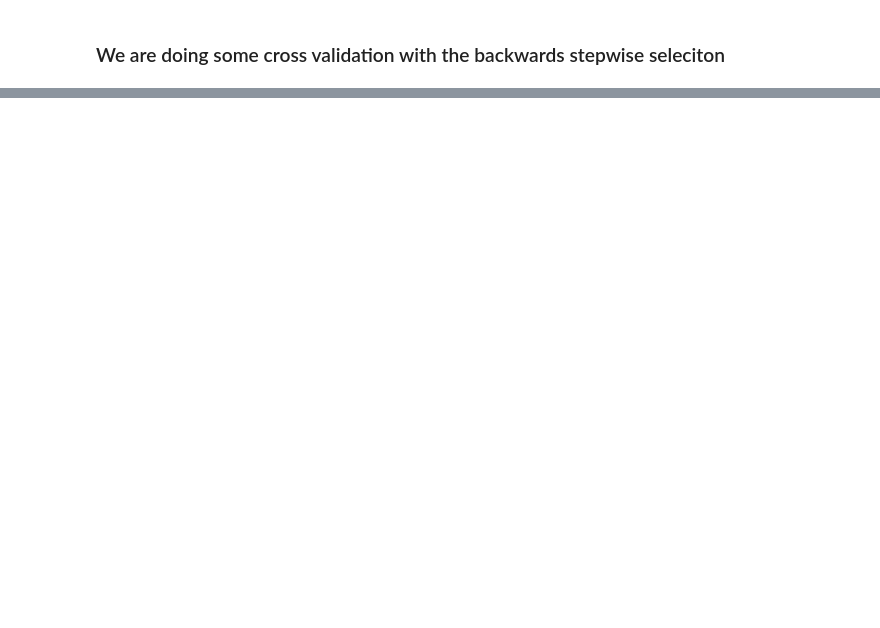
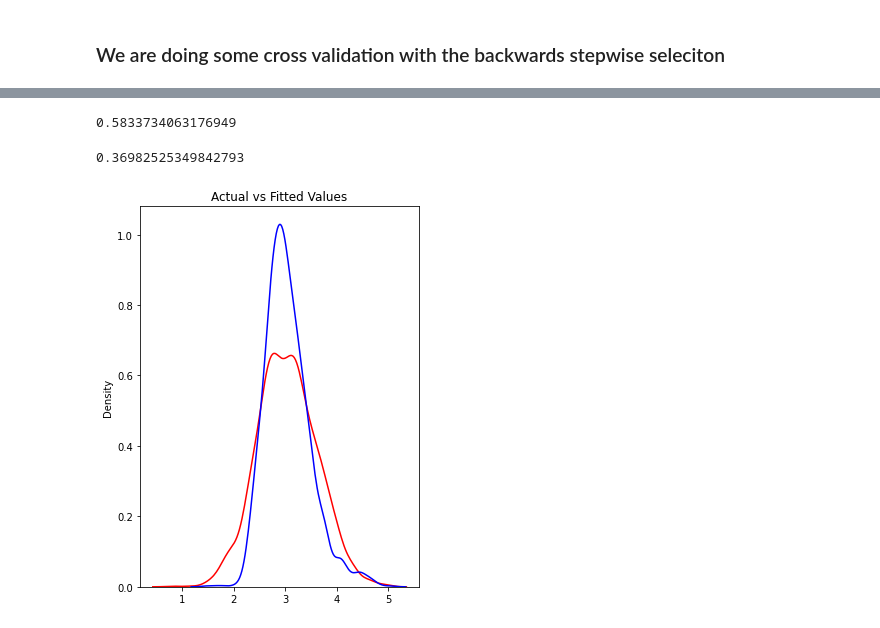
Before and after one commit to rhiannz/drugs, a Jupyter notebook: Analysis/Modeling/NEW_MODELING_OD.ipynb, the cells around one changed output, grey strips where cells are left out. Drawn from its saved outputs; the diff is of its cells as text; code cells hidden in the pictures; blank space fills up the shorter version.

```diff
--- a/Analysis/Modeling/NEW_MODELING_OD.ipynb
+++ b/Analysis/Modeling/NEW_MODELING_OD.ipynb
@@ -554,0 +716,11 @@ for i in best_sub:
+# %%
+y = np.log(y)
+x_train, x_test, y_train, y_test = train_test_split(X, y, random_state=30)
+# %%
+#this is just with the spatial mean component
+mod = sm.OLS(y_train, x_train)
+res = mod.fit()
+residuals = res.resid
+predicted = res.fittedvalues
+observed = od_y
+print(res.summary())
@@ -554,0 +745,29 @@ for i in best_sub:
+# %%
+#this is the
+y_test_pred = res.predict(x_test)
+r_squared = r2_score(y_test, y_test_pred)
+r_squared
+# %% [output]
+0.5833734063176949
+# %%
+y_test_pred = np.array(y_test_pred)
+y_test = np.array(y_test).reshape(1875,1)
+y_test_pred = np.array(y_test_pred).reshape(1875,1)
+compute_rmse(y_test, y_test_pred)
+# %% [output]
+0.36982525349842793
+# %%
+plt.figure(figsize=(5, 7))
+
+
+ax = sns.distplot(y_test, hist=False, color="r", label="Actual Value")
+sns.distplot(y_test_pred, hist=False, color="b", label="Fitted Values" , ax=ax)
+
+
+plt.title('Actual vs Fitted Values')
+
+
+plt.show()
+plt.close()
+# %% [output]
+[figure, added]
```
Also changed, not shown: parts of 20 cells of this notebook, 1 other file.
